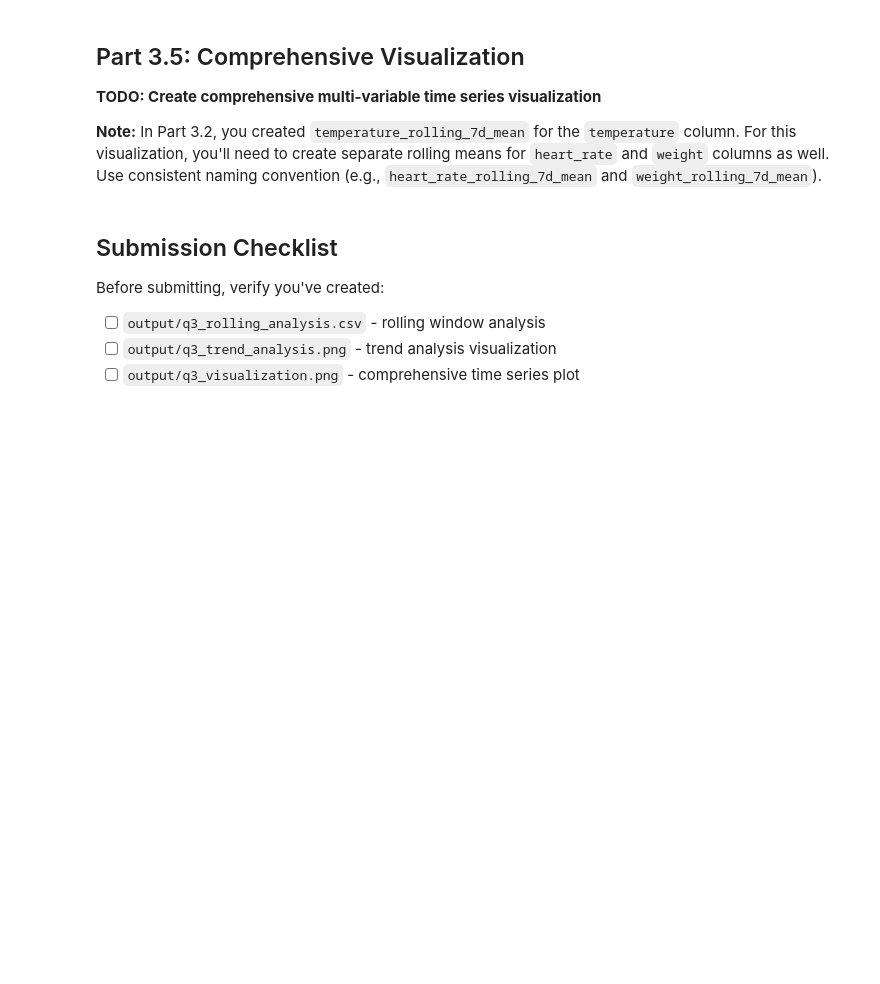
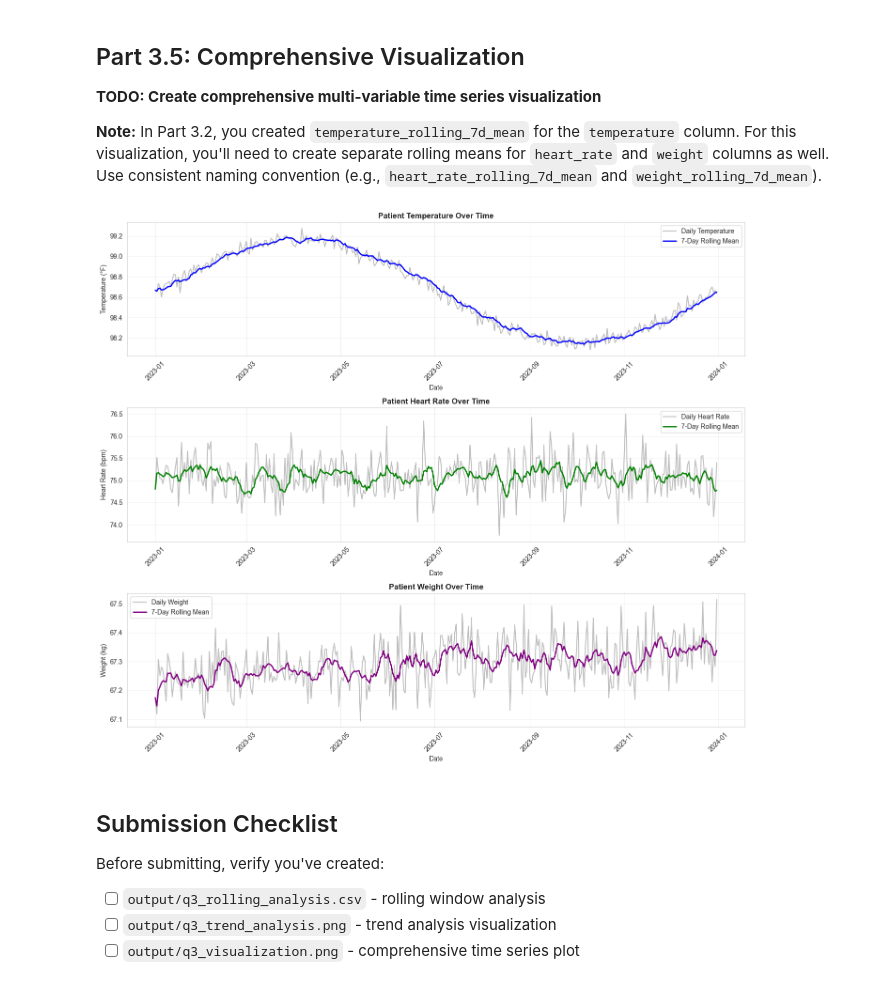
Before and after one commit to UCSF-DataSci/ds217-09-you-built-a-time-machine-out-of-a-delorean-sarahmughal, a Jupyter notebook: q3_rolling.ipynb, the cells around one changed output. Saved outputs shown, nothing was run; the diff lists cells and outputs as text; code cells hidden in the pictures; blank space fills up the shorter version.

```diff
--- a/q3_rolling.ipynb
+++ b/q3_rolling.ipynb
@@ -215,60 +331,102 @@ plt.show()
 # Requirements for the plot:
 # - Three subplots (3 rows, 1 column) showing temperature, heart_rate, and weight
 # - Each subplot should show original data + rolling mean (7-day or 30-day)
 # - Include titles, axis labels, legends, and grid for each subplot
 # - Save as PNG with dpi=150
 # Use patient_vitals_daily DataFrame with multiple columns (temperature, heart_rate, weight)
 
 # TODO: Calculate rolling means for heart_rate and weight (you already have temperature_rolling_7d_mean for temperature)
 # Note: Use consistent naming convention - follow the same pattern as 'temperature_rolling_7d_mean' but make it metric-specific
 # For example: 'heart_rate_rolling_7d_mean' and 'weight_rolling_7d_mean'
-# patient_vitals_daily['heart_rate_rolling_7d_mean'] = None  # Calculate 7-day rolling mean for heart_rate
-# patient_vitals_daily['weight_rolling_7d_mean'] = None  # Calculate 7-day rolling mean for weight
+patient_vitals_daily["heart_rate_rolling_7d_mean"] = (
+    patient_vitals_daily["heart_rate"].rolling(window=7, min_periods=1).mean()
+)  # 7-day rolling mean for heart_rate
+patient_vitals_daily["weight_rolling_7d_mean"] = (
+    patient_vitals_daily["weight"].rolling(window=7, min_periods=1).mean()
+)  # 7-day rolling mean for weight
 
 fig, axes = plt.subplots(3, 1, figsize=(14, 12))
 
 # TODO: Plot temperature with rolling mean
 # Top subplot: temperature
 # Use the temperature_rolling_7d_mean you created in Part 3.2
-# axes[0].plot(patient_vitals_daily.index, patient_vitals_daily['temperature'], alpha=0.5, label='Daily Temperature', color='gray')
-# axes[0].plot(patient_vitals_daily.index, patient_vitals_daily['temperature_rolling_7d_mean'], linewidth=2, label='7-Day Rolling Mean', color='blue')
-# axes[0].set_title('Patient Temperature Over Time', fontsize=12, fontweight='bold')
-# axes[0].set_xlabel('Date')
-# axes[0].set_ylabel('Temperature (°F)')
-# axes[0].legend()
-# axes[0].grid(True, alpha=0.3)
-# axes[0].tick_params(axis='x', rotation=45)
+axes[0].plot(
+    patient_vitals_daily.index,
+    patient_vitals_daily["temperature"],
+    alpha=0.5,
+    label="Daily Temperature",
+    color="gray",
+)
+axes[0].plot(
+    patient_vitals_daily.index,
+    patient_vitals_daily["temperature_rolling_7d_mean"],
+    linewidth=2,
+    label="7-Day Rolling Mean",
+    color="blue",
+)
+axes[0].set_title("Patient Temperature Over Time", fontsize=12, fontweight="bold")
+axes[0].set_xlabel("Date")
+axes[0].set_ylabel("Temperature (°F)")
+axes[0].legend()
+axes[0].grid(True, alpha=0.3)
+axes[0].tick_params(axis="x", rotation=45)
 
 # TODO: Plot heart rate with rolling mean
 # Middle subplot: heart_rate
 # Use the heart_rate_rolling_7d_mean you calculated above
-# axes[1].plot(patient_vitals_daily.index, patient_vitals_daily['heart_rate'], alpha=0.5, label='Daily Heart Rate', color='gray')
-# axes[1].plot(patient_vitals_daily.index, patient_vitals_daily['heart_rate_rolling_7d_mean'], linewidth=2, label='7-Day Rolling Mean', color='green')
-# axes[1].set_title('Patient Heart Rate Over Time', fontsize=12, fontweight='bold')
-# axes[1].set_xlabel('Date')
-# axes[1].set_ylabel('Heart Rate (bpm)')
-# axes[1].legend()
-# axes[1].grid(True, alpha=0.3)
-# axes[1].tick_params(axis='x', rotation=45)
+axes[1].plot(
+    patient_vitals_daily.index,
+    patient_vitals_daily["heart_rate"],
+    alpha=0.5,
+    label="Daily Heart Rate",
+    color="gray",
+)
+axes[1].plot(
+    patient_vitals_daily.index,
+    patient_vitals_daily["heart_rate_rolling_7d_mean"],
+    linewidth=2,
+    label="7-Day Rolling Mean",
+    color="green",
+)
+axes[1].set_title("Patient Heart Rate Over Time", fontsize=12, fontweight="bold")
+axes[1].set_xlabel("Date")
+axes[1].set_ylabel("Heart Rate (bpm)")
+axes[1].legend()
+axes[1].grid(True, alpha=0.3)
+axes[1].tick_params(axis="x", rotation=45)
 
 # TODO: Plot weight with rolling mean
 # Bottom subplot: weight
 # Use the weight_rolling_7d_mean you calculated above
-# axes[2].plot(patient_vitals_daily.index, patient_vitals_daily['weight'], alpha=0.5, label='Daily Weight', color='gray')
-# axes[2].plot(patient_vitals_daily.index, patient_vitals_daily['weight_rolling_7d_mean'], linewidth=2, label='7-Day Rolling Mean', color='purple')
-# axes[2].set_title('Patient Weight Over Time', fontsize=12, fontweight='bold')
-# axes[2].set_xlabel('Date')
-# axes[2].set_ylabel('Weight (kg)')
-# axes[2].legend()
-# axes[2].grid(True, alpha=0.3)
-# axes[2].tick_params(axis='x', rotation=45)
+axes[2].plot(
+    patient_vitals_daily.index,
+    patient_vitals_daily["weight"],
+    alpha=0.5,
+    label="Daily Weight",
+    color="gray",
+)
+axes[2].plot(
+    patient_vitals_daily.index,
+    patient_vitals_daily["weight_rolling_7d_mean"],
+    linewidth=2,
+    label="7-Day Rolling Mean",
+    color="purple",
+)
+axes[2].set_title("Patient Weight Over Time", fontsize=12, fontweight="bold")
+axes[2].set_xlabel("Date")
+axes[2].set_ylabel("Weight (kg)")
+axes[2].legend()
+axes[2].grid(True, alpha=0.3)
+axes[2].tick_params(axis="x", rotation=45)
 
 plt.tight_layout()
 
 # TODO: Save the plot as 'output/q3_visualization.png'
 # Requirements: PNG format, dpi=150, bbox_inches='tight'
-# plt.savefig('output/q3_visualization.png', dpi=150, bbox_inches='tight')
+plt.savefig("output/q3_visualization.png", dpi=150, bbox_inches="tight")
 plt.show()
+# %% [output]
+[figure, added]
 # %% [markdown]
 ## Submission Checklist
 
```
Also changed, not shown: parts of 4 cells of this notebook, 3 other files.
